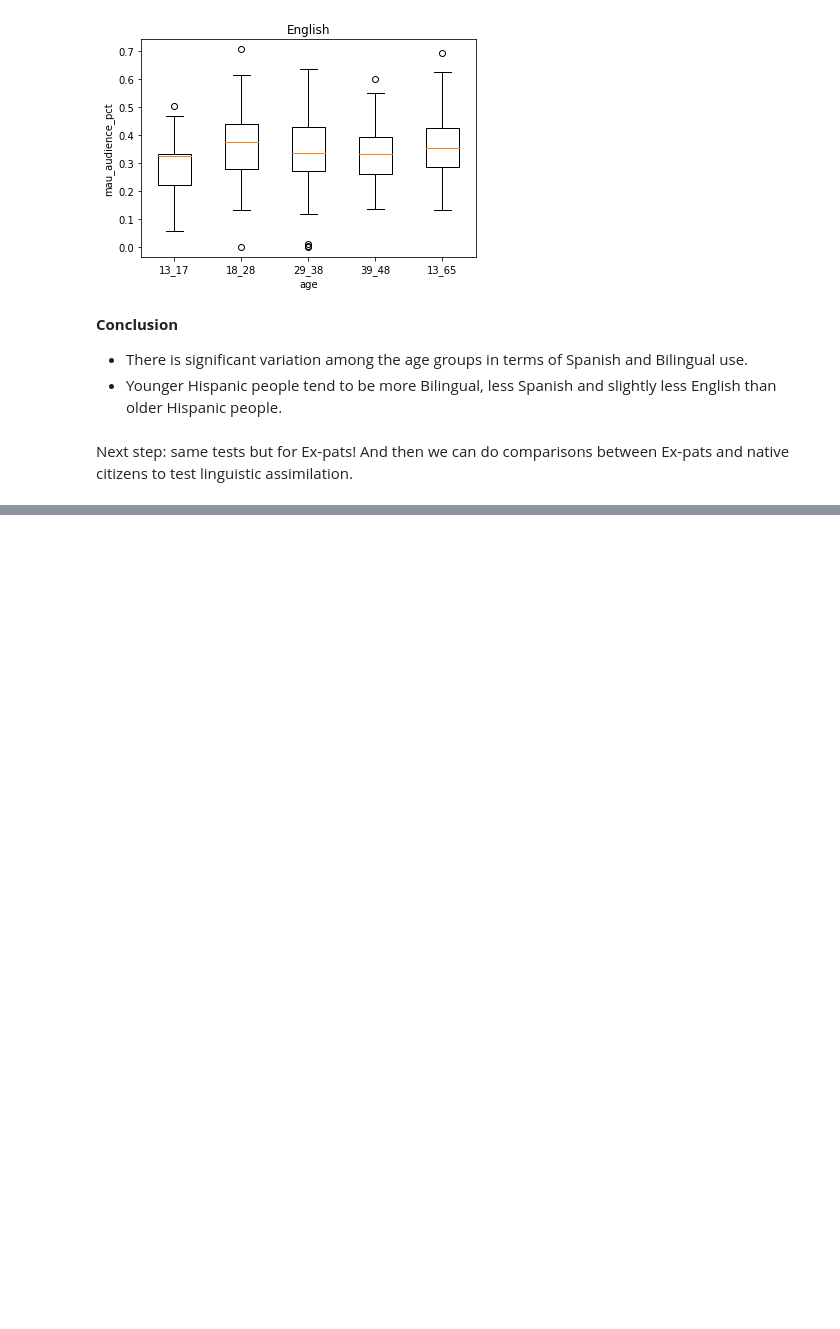
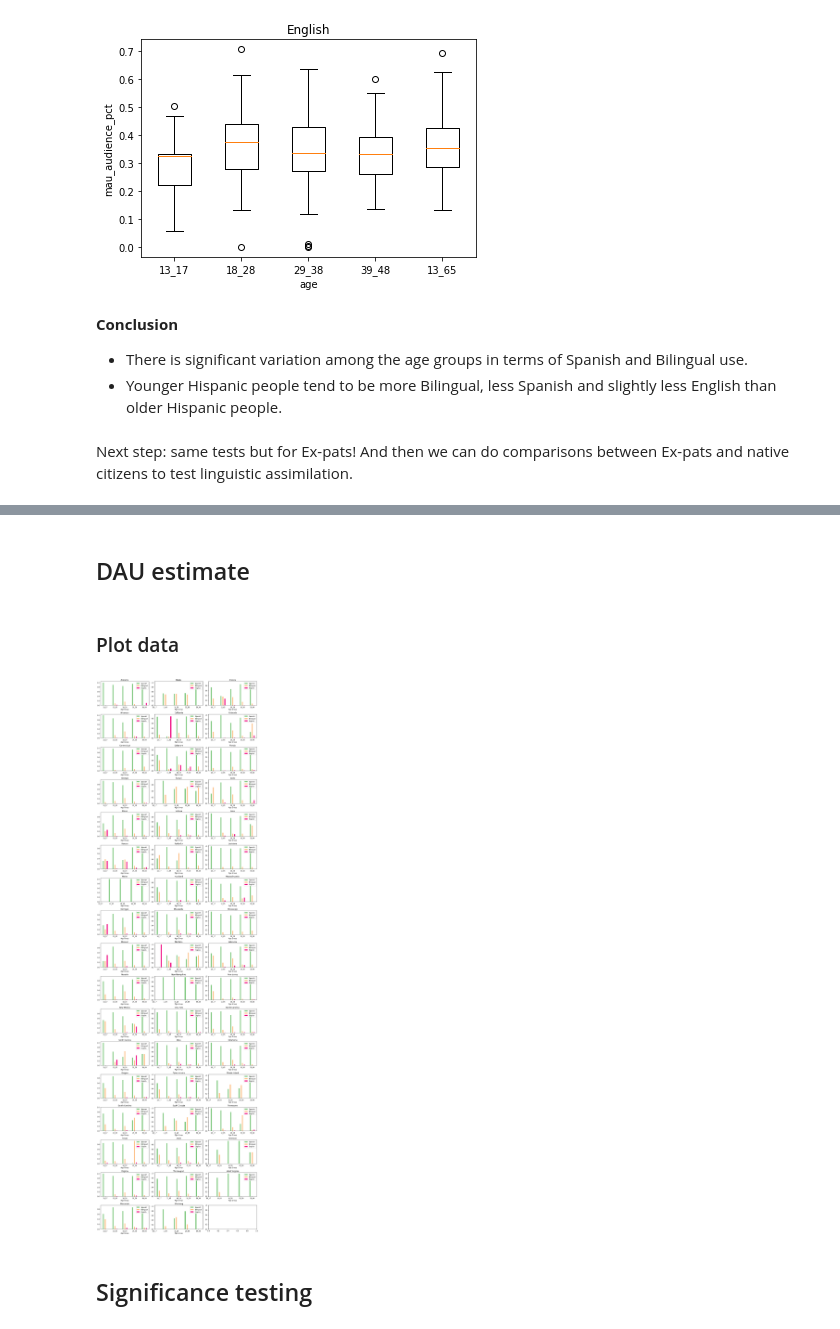
Before and after one commit to ianbstewart/immigrant_assimilation, a Jupyter notebook: src/data_processing/compare_young_old_lang_use.ipynb, the cells around one changed output, grey strips where cells are left out. Drawn from its saved outputs; the diff is of its cells as text; code cells hidden in the pictures; blank space fills up the shorter version.

Commit message:
updating Hispanic language/age analysis

```diff
--- a/src/data_processing/compare_young_old_lang_use.ipynb
+++ b/src/data_processing/compare_young_old_lang_use.ipynb
@@ -444,0 +450,8 @@ Next step: same tests but for Ex-pats! And then we can do comparisons between Ex
+# %%
+expat_query_data = pd.read_csv('../../data/query_results/hispanic_expat_lang_age.tsv', sep='\t', index_col=False)
+# convert to json
+json_cols = ['geo_locations', 'behavior', 'ages_ranges', 'response']
+for c in json_cols:
+    print(c)
+    expat_query_data.loc[:, c] = expat_query_data.loc[:, c].apply(json.loads)
+expat_query_data.head()
@@ -444,0 +512,30 @@ Next step: same tests but for Ex-pats! And then we can do comparisons between Ex
+# %% [markdown]
+## DAU estimate
+# %% [markdown]
+### Plot data
+# %%
+import math
+states = expat_query_data_fixed.loc[:, 'state'].unique()
+n_states = len(states)
+cols = 3
+rows = int(math.ceil(n_states / cols))
+width = 5
+height = 3
+fig = plt.figure(figsize=(cols * width, rows * height))
+axs = fig.subplots(nrows=rows, ncols=cols)
+v_1 = 'age'
+v_2 = 'lang'
+dv = 'dau_audience_pct'
+x_lab = 'Age Group'
+for i, s_i in enumerate(states):
+    r = int(i / cols)
+    c = i % cols
+    ax = axs[r, c]
+    plot_state_data(s_i, expat_query_data_fixed, ax,
+                    v_1=v_1, v_2=v_2, dv=dv, x_lab=x_lab)
+plt.tight_layout()
+plt.show()
+# %% [output]
+[figure, added]
+# %% [markdown]
+## Significance testing
```
Also changed, not shown: parts of 15 cells of this notebook, 2 other files.
